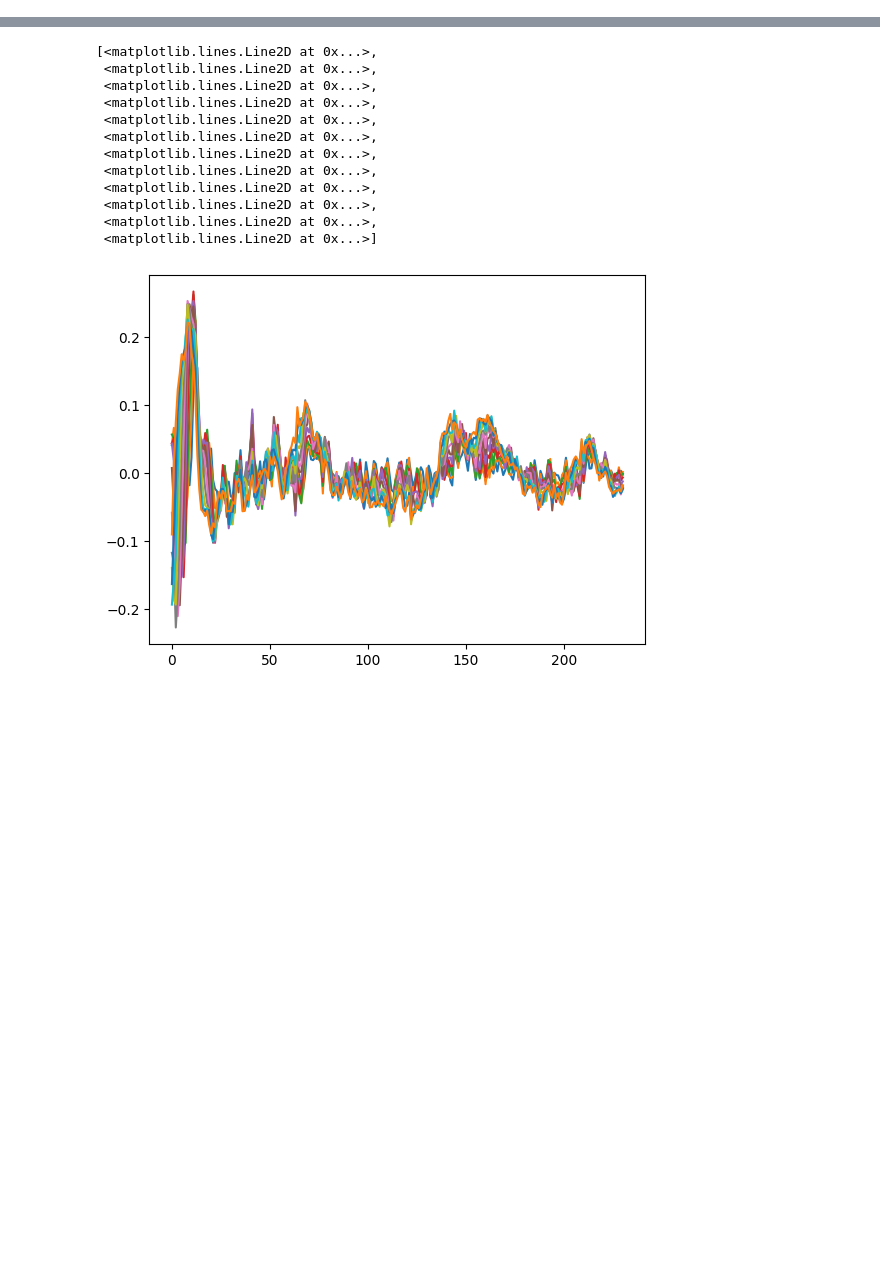
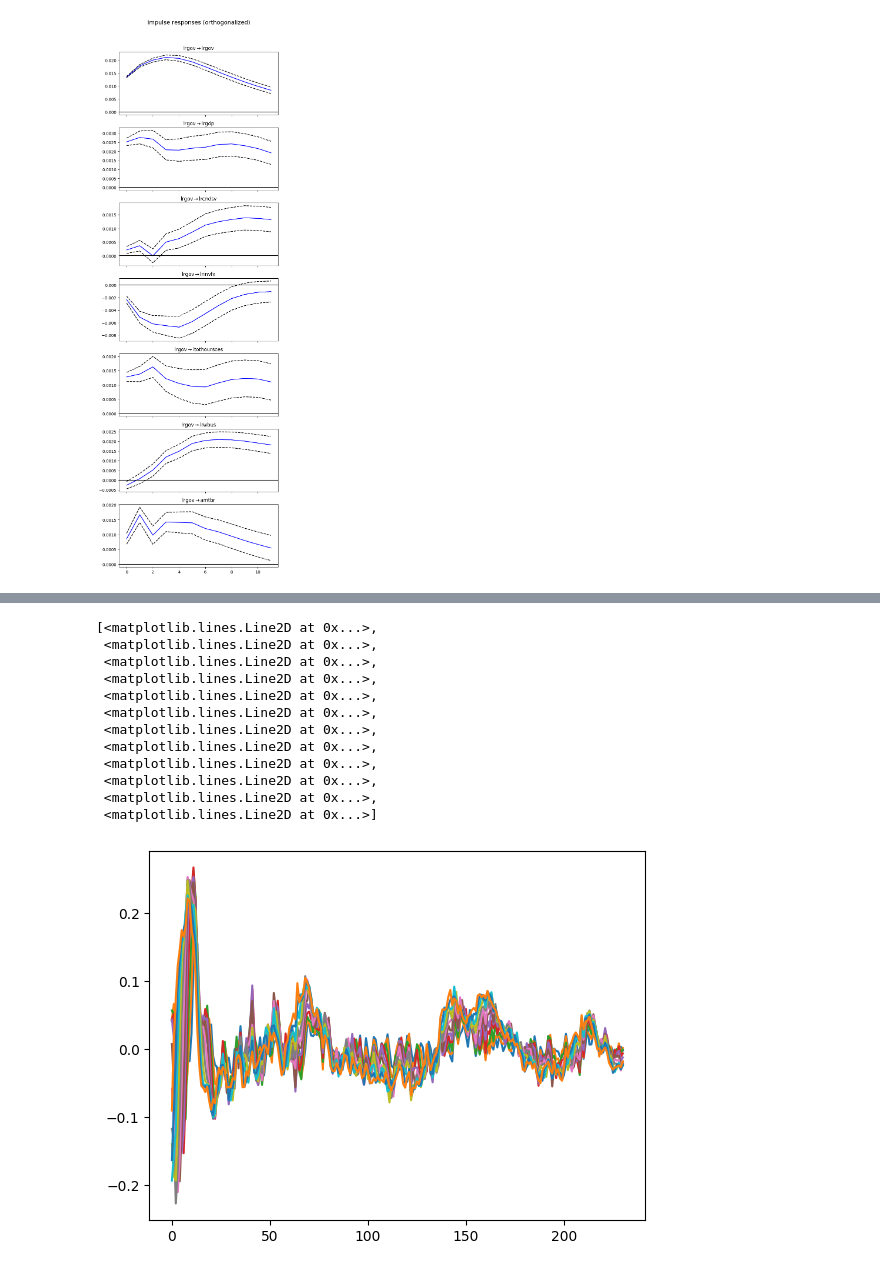
Before and after one commit to eliottmlg/SP-IV-replication, a Jupyter notebook: gov_spending.ipynb, the cells around one changed output, grey strips where cells are left out. Drawn from its saved outputs; the diff is of its cells as text; code cells hidden in the pictures; blank space fills up the shorter version.

Commit message:
result + KLM confidence set

```diff
--- a/gov_spending.ipynb
+++ b/gov_spending.ipynb
@@ -58,6 +61,9 @@ varlist2 = ["totpop", "rwbus", "cpi", "pgdp"]
 for var in varlist2:
     govdat[f"l{var}"] = np.log(govdat[var])
 
+# Average Ratio GDP to Gov Spending from 1947 to 2008
+avg_ratio = govdat["ngdp"].sum() / govdat["ngov"].sum()
+
 ## Build the VAR model using the standard identification method
 
 # Select the columns for the model
@@ -71,53 +77,115 @@ vars_for_var = [
     "amtbr",
 ]
 
+# Param
+horizons = range(12)
+H = len(horizons)
+num_var = len(vars_for_var)
+burn_in = 0
+lag_order = 4
+num_ins = 1
+num_reg = 1
+T = num_obs - lag_order - len(horizons) - burn_in - 1
+
 # Create the VAR model
 model = VAR(govdat[vars_for_var], exog=govdat[["t", "t2"]])
-lag_order = 4  # Lags from 1 to 4
 
 # Fit the model
 var_result = model.fit(lag_order, trend='n')
 
 # Get the impulse response function (IRF)
-irf = var_result.irf(20)
+irf = var_result.irf(max(horizons))
 
 # Plot the IRF for government spending shock
-# irf.plot(impulse="lrgov", signif = 0.68, orth = True)
-# plt.show()
+irf.plot(impulse="lrgov", signif = 0.68, orth = True, figsize=(6, 20))
+plt.show()
 
 # Regression
 target = "lrgdp"
 regressor = "lrgov"
 instruments = "lrgov"
 
-# Param
-horizons = range(12)
-num_var = len(vars_for_var)
-burn_in = 0
-T = num_obs - lag_order - len(horizons) - burn_in - 1
-
 # Matrix
 X = govdat[vars_for_var].to_numpy()
 exog = govdat[["t", "t2"]].to_numpy()
 X_stacked = np.hstack([X[burn_in + lag:burn_in + T+lag] for lag in range(lag_order)]).T
+
+MX = np.eye(T) - X_stacked.T @ np.linalg.inv(X_stacked @ X_stacked.T) @ X_stacked
+
+Z = X[burn_in + lag_order : burn_in + T + lag_order, vars_for_var.index(instruments)].T
+
+R = np.kron(np.eye(num_reg), np.eye(H).flatten())
 
 X_H = np.hstack([X[lag_order + burn_in + h + 1 : lag_order + T + burn_in + h + 1] for h in horizons]).T
 y_H = np.vstack([X_H[h * num_var + vars_for_var.index(target)] for h in horizons])
 Y_H = np.vstack([X_H[h * num_var + vars_for_var.index(regressor)] for h in horizons])
 
 # Forecast Matrix
 X_H_fcst = np.zeros(X_H.shape)
 for t in range(T):
     X_t = X[: burn_in + t + lag_order]
     for h in horizons:
         fcst = var_result.forecast(
             y=X_t,
             exog_future=exog[burn_in + t + lag_order + 1 : burn_in + t + lag_order + 1 + h + 1],
             steps=h + 1,
         )[-1]
-        X_H_fcst[h*num_var:(h+1)*num_var, t] = fcst
+        X_H_fcst[h*num_var:(h+1)*num_var, t] = fcst # try to not use var instead estimate yourself with the stacked representation, just a simple OLS even with an exogenous variable just add in X_t
 
 # Error Forecast Matrix
 X_H_perp = X_H - X_H_fcst
 y_H_perp = np.vstack([X_H_perp[h * num_var + vars_for_var.index(target)] for h in horizons])
 Y_H_perp = np.vstack([X_H_perp[h * num_var + vars_for_var.index(regressor)] for h in horizons])
+
+# IRFs
+IRFs = irf.orth_irfs
+Gov_Spending_IRF = irf.orth_irfs[
+    :, vars_for_var.index(regressor), vars_for_var.index(instruments)
+]
+GDP_IRF = irf.orth_irfs[:, vars_for_var.index(target), vars_for_var.index(instruments)]
+
+# Government Spending Shock
+cov_matrix = var_result.sigma_u
+resid = var_result.resid.T
+P = cholesky(cov_matrix, lower=True)
+Shocks = (np.linalg.inv(P) @ resid).to_numpy()
+Gov_Spending_Shock = Shocks[vars_for_var.index(instruments)]
+Z_perp = Gov_Spending_Shock[burn_in + lag_order +1 : burn_in + T + lag_order + 1].T
+
+# First Stage error SP-IV
+Q = (Z_perp @ Z_perp.T)/T
+v_H_perp = Y_H_perp - np.sqrt(1 / Q) * Gov_Spending_IRF.reshape(H, num_ins) @ Z_perp.reshape(num_ins, T)
+
+# Second Stage SP-IV
+reg = sm.OLS(GDP_IRF, Gov_Spending_IRF, hasconst=False).fit()
+print(reg.summary()) # Elsaticity of GDP w.r.t Gov Spending
+Gov_Spending_Mult = reg.params[0] * avg_ratio # Gov Spending Multiplier
+
+# Second Stage error SP-IV
+ZM = np.sqrt(T / (Z @ MX @ Z.T)) * Z @ MX
+
+def u1(b: np.ndarray) -> np.ndarray:
+    return y_H_perp - np.kron(b.T, np.eye(H)) @ Y_H_perp
+
+def u2(b: np.ndarray) -> np.ndarray:
+    return (GDP_IRF - np.kron(b.T, np.eye(H)) @ Gov_Spending_IRF).reshape(H, num_ins) @ ZM.reshape(num_ins, T)
+
+
+# KLM
+YP = Gov_Spending_IRF.reshape(H, num_ins) @ ZM.reshape(num_ins, T)
+
+def KLM(b: np.ndarray) -> np.ndarray:
+    Sigma_inv = np.linalg.inv((u1(b) - u2(b)) @ u1(b).T)
+    Y_tilde = YP - v_H_perp @ (u1(b) - u2(b)).T @ np.linalg.inv(
+        (u1(b) - u2(b)) @ (u1(b) - u2(b)).T
+    ) @ u2(b)
+    term1 = (Sigma_inv @ u1(b) @ Y_tilde.T).flatten().T @ R.T
+    term2 = (
+        R @ np.kron(Y_tilde @ Y_tilde.T, Sigma_inv @ u1(b) @ u1(b).T @ Sigma_inv) @ R.T
+    )
+    term3 = R @ (Sigma_inv @ u1(b) @ Y_tilde.T).flatten().T
+    return (T - num_var*4 - num_ins) * term1 @ np.linalg.inv(term2) @ term3
+
+KLM(np.array([1]))
+# %% [output]
+[figure, added]
```
Also changed, not shown: parts of 22 cells of this notebook, 1 other file.
